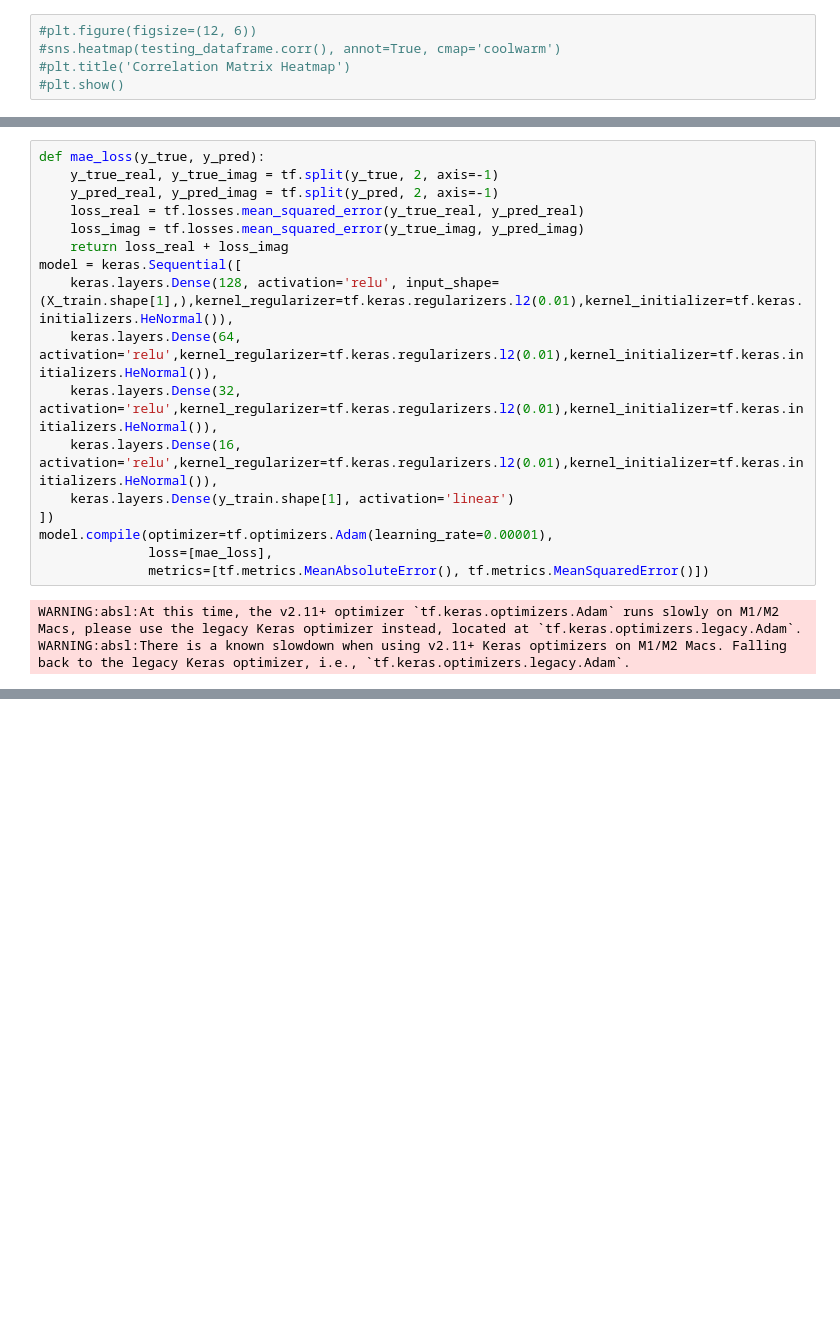
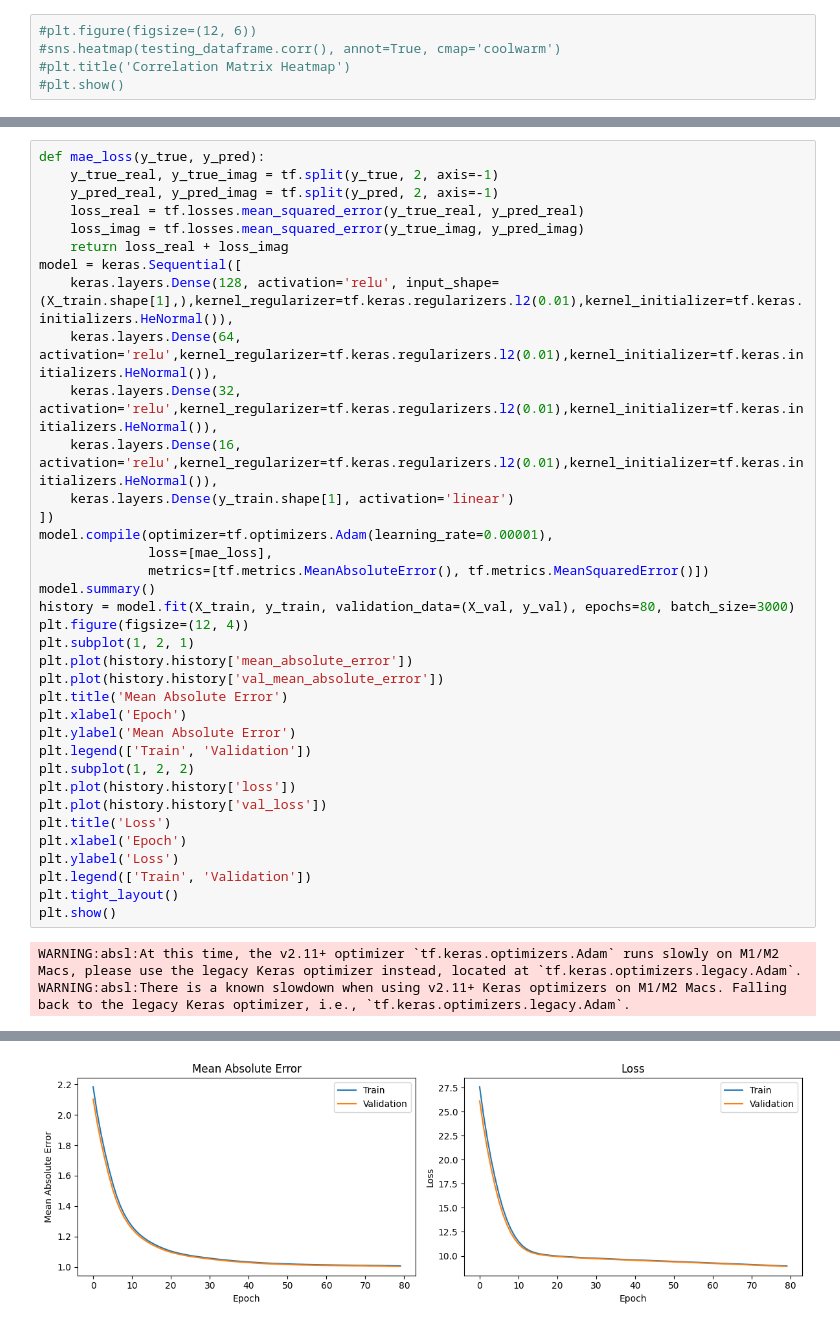
Before and after one commit to DanteMillerDS/NASA-Material-Classifier-OLD, a Jupyter notebook: classifier.ipynb, the cells around one changed output, grey strips where cells are left out. Cells and saved outputs as stored; diff of their text form; blank space fills up the shorter version.

```diff
--- a/classifier.ipynb
+++ b/classifier.ipynb
@@ -280,6 +280,25 @@ model = keras.Sequential([
 model.compile(optimizer=tf.optimizers.Adam(learning_rate=0.00001),
               loss=[mae_loss],
               metrics=[tf.metrics.MeanAbsoluteError(), tf.metrics.MeanSquaredError()])
+model.summary()
+history = model.fit(X_train, y_train, validation_data=(X_val, y_val), epochs=80, batch_size=3000)
+plt.figure(figsize=(12, 4))
+plt.subplot(1, 2, 1)
+plt.plot(history.history['mean_absolute_error'])
+plt.plot(history.history['val_mean_absolute_error'])
+plt.title('Mean Absolute Error')
+plt.xlabel('Epoch')
+plt.ylabel('Mean Absolute Error')
+plt.legend(['Train', 'Validation'])
+plt.subplot(1, 2, 2)
+plt.plot(history.history['loss'])
+plt.plot(history.history['val_loss'])
+plt.title('Loss')
+plt.xlabel('Epoch')
+plt.ylabel('Loss')
+plt.legend(['Train', 'Validation'])
+plt.tight_layout()
+plt.show()
 # %% [output]
 WARNING:absl:At this time, the v2.11+ optimizer `tf.keras.optimizers.Adam` runs slowly on M1/M2 Macs, please use the legacy Keras optimizer instead, located at `tf.keras.optimizers.legacy.Adam`.
 WARNING:absl:There is a known slowdown when using v2.11+ Keras optimizers on M1/M2 Macs. Falling back to the legacy Keras optimizer, i.e., `tf.keras.optimizers.legacy.Adam`.
@@ -285,0 +322 @@ WARNING:absl:There is a known slowdown when using v2.11+ Keras optimizers on M1/
+[figure, added]
```
Also changed, not shown: parts of 6 cells of this notebook.
